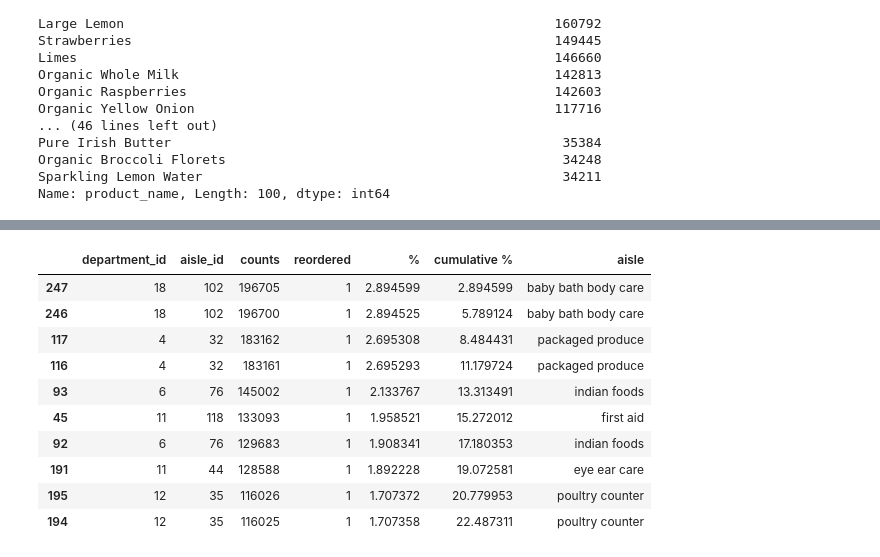
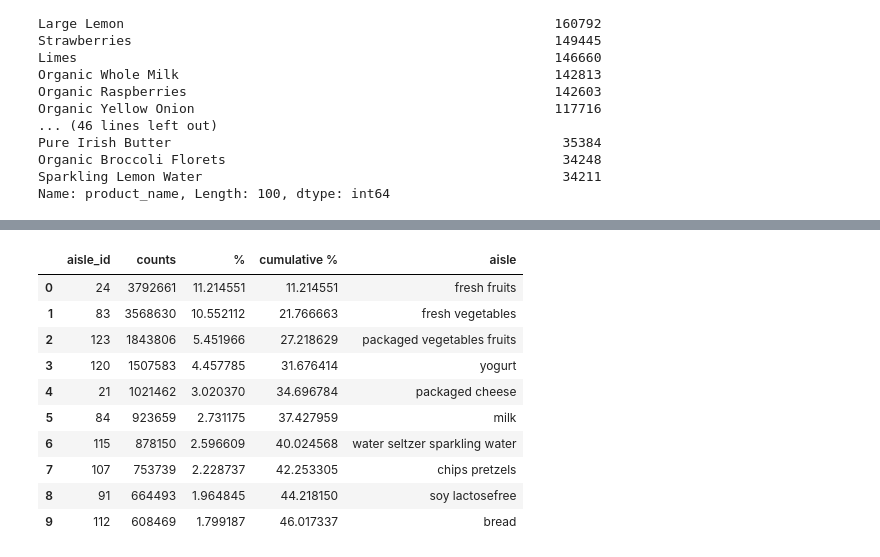
Before and after one commit to bloominstituteoftechnology/DS-Unit-3-Sprint-3-Big-Data, a Jupyter notebook: module1-aws-sagemaker/instacart_analysis.ipynb, the cells around one changed output, grey strips where cells are left out. Cells and saved outputs as stored; diff of their text form; code cells hidden in the pictures.

```diff
--- a/module1-aws-sagemaker/instacart_analysis.ipynb
+++ b/module1-aws-sagemaker/instacart_analysis.ipynb
@@ -156,0 +126,7 @@ Wall time: 12.7 s
+# %%
+%%time
+# Unfortunately, Dask does not support apply for columns,
+# so we convert Dask Dataframe to Pandas Dataframe first.
+grouped_df = order_products.groupby(['aisle_id'])[['reordered']] \
+            .count() \
+            .compute()
@@ -157,3 +136,6 @@ Wall time: 12.7 s
 # %%
-grouped = grouped.reset_index().rename(columns={'level_2': 'counts'})
-grouped = grouped.sort_values(by='counts', ascending=False)
+grouped_df = grouped_df \
+            .reset_index() \
+            .rename(columns={'reordered': 'counts'}) \
+            .sort_values(by='counts', ascending=False)
+grouped_df.head()
@@ -184,0 +149,6 @@ grouped_dd = dd.from_pandas(grouped, npartitions=1)
+# %%
+grouped_df['%'] = grouped_df['counts'] / sum(grouped_df['counts']) * 100
+grouped_df['cumulative %'] = grouped_df['%'].cumsum()
+
+pd.set_option('display.max_rows', None)  # Unlimited rows
+grouped_df.head(grouped_df.shape[0])
@@ -185,18 +173,19 @@ grouped_dd = dd.from_pandas(grouped, npartitions=1)
 # %%
-grouped_dd = grouped_dd.merge(aisles, left_on='aisle_id', right_on='aisle_id')
-grouped_dd = grouped_dd.nlargest(n=3000, columns='counts')
+grouped_df = grouped_df.merge(aisles.compute(),
+                              on='aisle_id')
+grouped_df = grouped_df.nlargest(n=3000, columns='counts')
 # %%
-grouped_dd.head(10)
+grouped_df.head(10)
 # %% [output]
-|  | department_id | aisle_id | counts | reordered | % | cumulative % | aisle |
-| 247 | 18 | 102 | 196705 | 1 | 2.894599 | 2.894599 | baby bath body care |
-| 246 | 18 | 102 | 196700 | 1 | 2.894525 | 5.789124 | baby bath body care |
-| 117 | 4 | 32 | 183162 | 1 | 2.695308 | 8.484431 | packaged produce |
-| 116 | 4 | 32 | 183161 | 1 | 2.695293 | 11.179724 | packaged produce |
-| 93 | 6 | 76 | 145002 | 1 | 2.133767 | 13.313491 | indian foods |
-| 45 | 11 | 118 | 133093 | 1 | 1.958521 | 15.272012 | first aid |
-| 92 | 6 | 76 | 129683 | 1 | 1.908341 | 17.180353 | indian foods |
-| 191 | 11 | 44 | 128588 | 1 | 1.892228 | 19.072581 | eye ear care |
-| 195 | 12 | 35 | 116026 | 1 | 1.707372 | 20.779953 | poultry counter |
-| 194 | 12 | 35 | 116025 | 1 | 1.707358 | 22.487311 | poultry counter |
+|  | aisle_id | counts | % | cumulative % | aisle |
+| 0 | 24 | 3792661 | 11.214551 | 11.214551 | fresh fruits |
+| 1 | 83 | 3568630 | 10.552112 | 21.766663 | fresh vegetables |
+| 2 | 123 | 1843806 | 5.451966 | 27.218629 | packaged vegetables fruits |
+| 3 | 120 | 1507583 | 4.457785 | 31.676414 | yogurt |
+| 4 | 21 | 1021462 | 3.020370 | 34.696784 | packaged cheese |
+| 5 | 84 | 923659 | 2.731175 | 37.427959 | milk |
+| 6 | 115 | 878150 | 2.596609 | 40.024568 | water seltzer sparkling water |
+| 7 | 107 | 753739 | 2.228737 | 42.253305 | chips pretzels |
+| 8 | 91 | 664493 | 1.964845 | 44.218150 | soy lactosefree |
+| 9 | 112 | 608469 | 1.799187 | 46.017337 | bread |
 # %%
```
Also changed, not shown: parts of 15 cells of this notebook.
